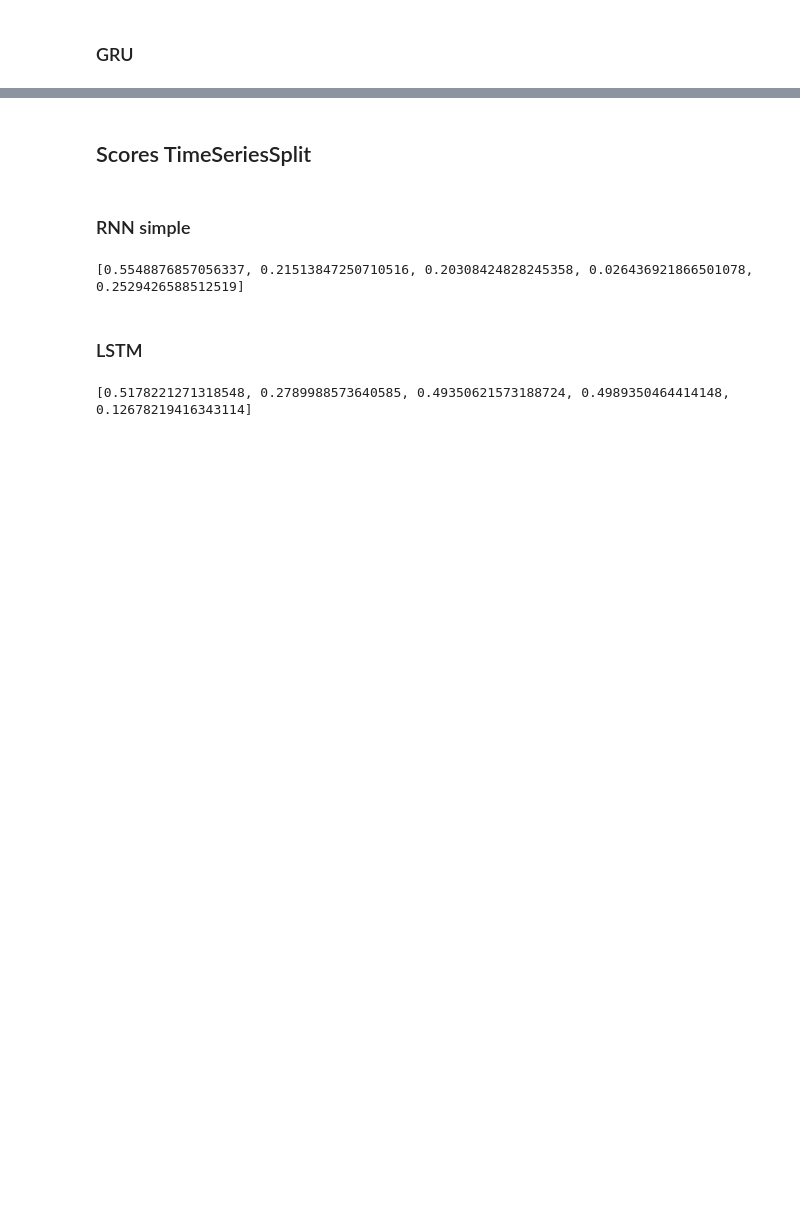
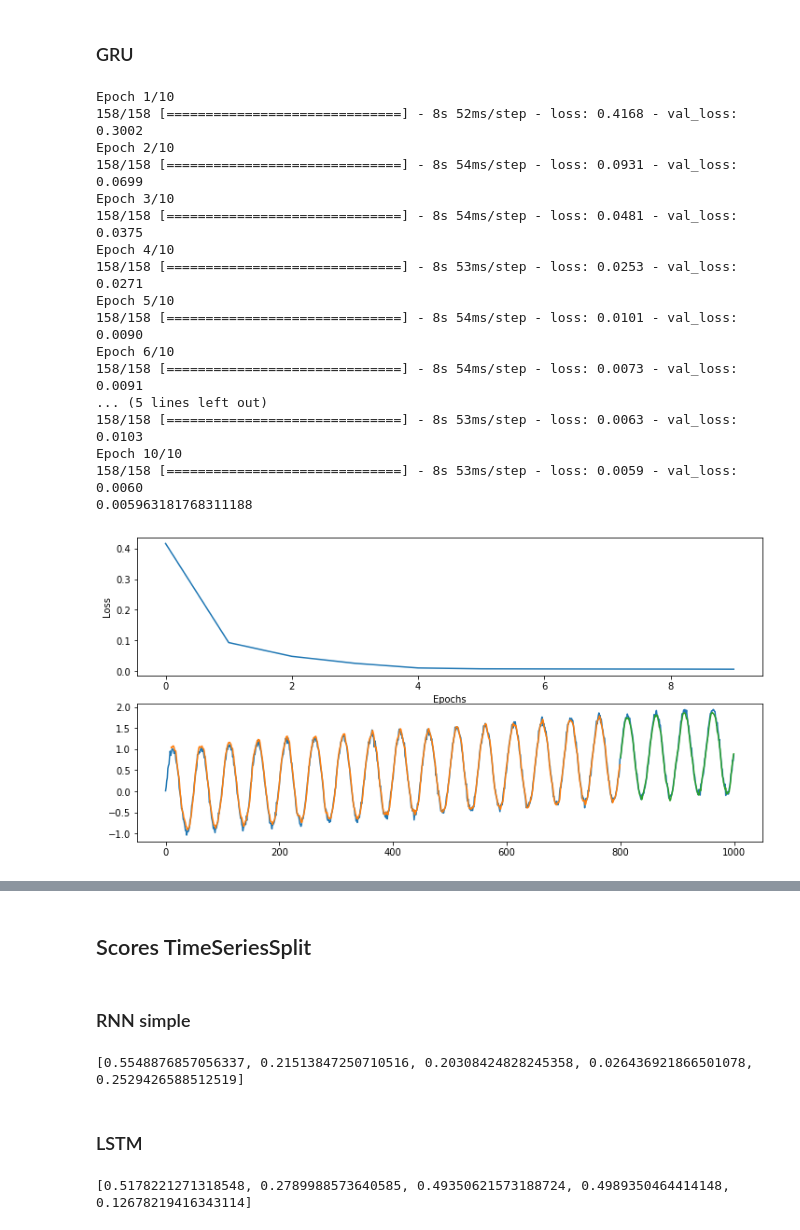
Before and after one commit to guitoo/TimeSeries, a Jupyter notebook: series temporelles RNN.ipynb, the cells around one changed output, grey strips where cells are left out. Cells and saved outputs as stored; diff of their text form; code cells hidden in the pictures; blank space fills up the shorter version.

```diff
--- a/series temporelles RNN.ipynb
+++ b/series temporelles RNN.ipynb
@@ -190,5 +201,28 @@ plot_pred(s2, train_size=800, input_length=INPUT_LENGTH, batch_size=5,
 # %% [markdown]
 ### GRU
+# %%
+plot_pred(s2, train_size=800, input_length=INPUT_LENGTH, batch_size=5,
+          model=rnn_model_leaky(units=10, input_length=INPUT_LENGTH, cell_type=GRU)
+         )
+# %% [output]
+Epoch 1/10
+158/158 [==============================] - 8s 52ms/step - loss: 0.4168 - val_loss: 0.3002
+Epoch 2/10
+158/158 [==============================] - 8s 54ms/step - loss: 0.0931 - val_loss: 0.0699
+Epoch 3/10
+158/158 [==============================] - 8s 54ms/step - loss: 0.0481 - val_loss: 0.0375
+Epoch 4/10
+158/158 [==============================] - 8s 53ms/step - loss: 0.0253 - val_loss: 0.0271
+Epoch 5/10
+158/158 [==============================] - 8s 54ms/step - loss: 0.0101 - val_loss: 0.0090
+Epoch 6/10
+158/158 [==============================] - 8s 54ms/step - loss: 0.0073 - val_loss: 0.0091
+... (5 lines left out)
+158/158 [==============================] - 8s 53ms/step - loss: 0.0063 - val_loss: 0.0103
+Epoch 10/10
+158/158 [==============================] - 8s 53ms/step - loss: 0.0059 - val_loss: 0.0060
+0.005963181768311188
+[figure, added]
 # %%
 plot_pred(s2, train_size=800, input_length=INPUT_LENGTH, batch_size=5,
           model=rnn_model(units=10, input_length=INPUT_LENGTH, cell_type=GRU)
```
Also changed, not shown: parts of 42 cells of this notebook.
